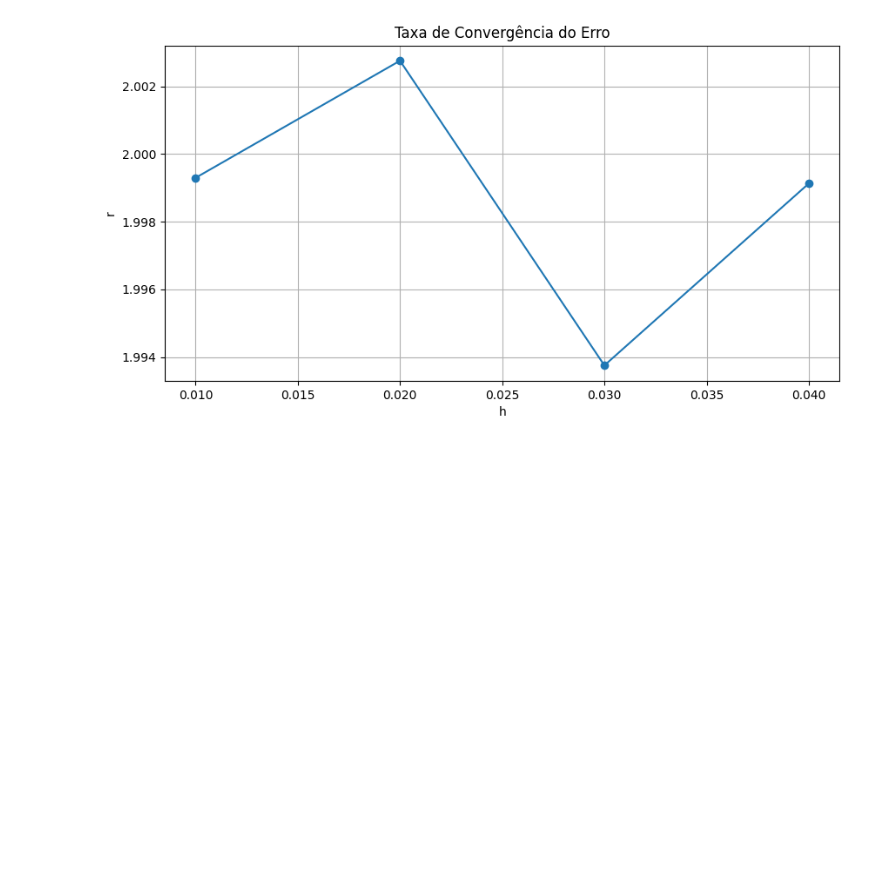
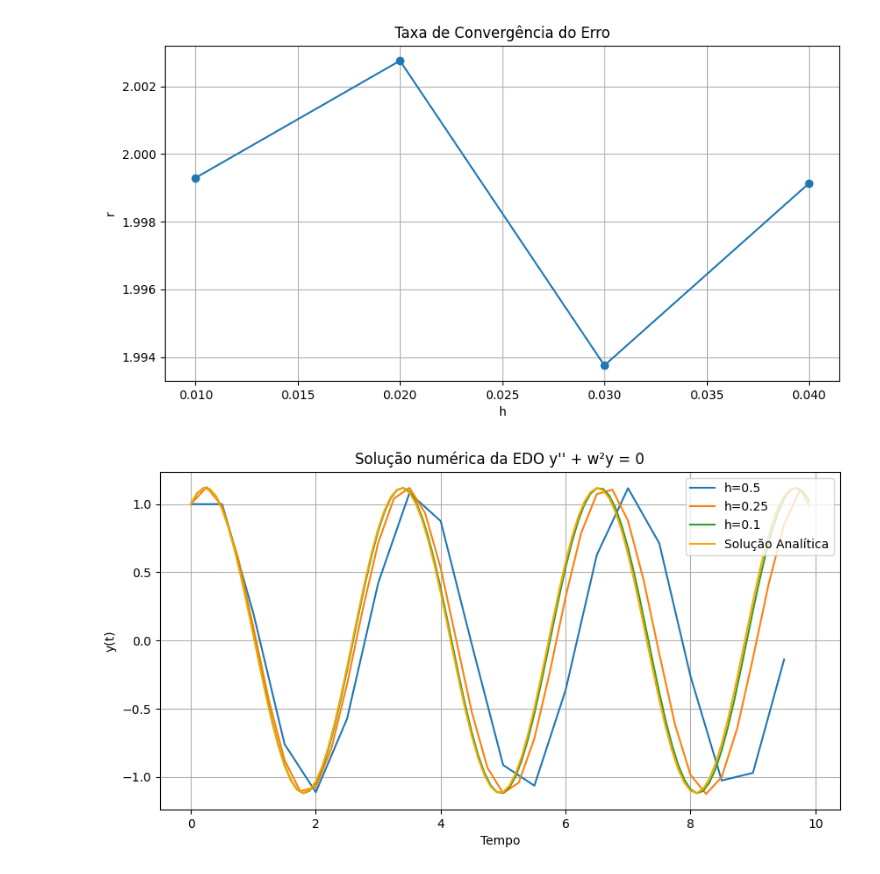
Before and after one commit to robertoarcanjo/Photonics, a Jupyter notebook: Numerical-Methods/Examples.ipynb, the cells around one changed output. Drawn from its saved outputs; the diff is of its cells as text; code cells hidden in the pictures; blank space fills up the shorter version.

```diff
--- a/Numerical-Methods/Examples.ipynb
+++ b/Numerical-Methods/Examples.ipynb
@@ -160,3 +160,35 @@ plt.grid()
 plt.show()
 # %% [output]
 [figure]
+# %%
+def aprox_valor_medio_v4(y, omega, h, i): #yn-1 = y[i-2] | yn = y[i-1]
+    #y'' = (yn+1 - 2yn + yn-1)/h²
+    #Aproximando numericamente yn+1 (y1)
+    return ((y[i-1]*((-1)*2*(omega**2)*(h**2) + 8) + y[i-2]*((-1)*(omega**2)*(h**2) - 4))/(4 + ((omega**2)*(h**2))))  #v1: yn = yn
+# %%
+def aprox_numericamente_4pontos(intervalo, y0, omega):
+    # y0 = [y(0), y'(0)]
+    resultado = np.zeros(len(intervalo))
+    resultado[0] = y0[0] # Armazenando o valor inicial
+    h = intervalo[1] - intervalo[0]  # Passo de discretização
+    # Aproximando y1 com Taylor
+    resultado[1] = y0[0] + h * y0[1] + (h**2 / 2) * EDO_ex_4(omega, y0[0])
+    # Aproximando os demais valores
+    for i in range(2, len(intervalo)):
+        resultado[i] = aprox_valor_medio_v4(resultado, omega, h, i) # Alterar para v1, v2 ou v3 para testar yn = yn-1, yn ou yn+1
+    return resultado
+# %%
+t = np.arange(0, 10, 0.1)
+plt.figure(figsize=(10, 5))
+plt.plot(np.arange(0, 10, 0.5), aprox_numericamente_4pontos(np.arange(0, 10, 0.5), [1, 1], 2), label ='h=0.5')
+plt.plot(np.arange(0, 10, 0.25), aprox_numericamente_4pontos(np.arange(0, 10, 0.25), [1, 1], 2), label ='h=0.25')
+plt.plot(np.arange(0, 10, 0.1), aprox_numericamente_4pontos(np.arange(0, 10, 0.1), [1, 1], 2), label ='h=0.1')
+plt.plot(t, solucao_analitica(t, [1, 1], 2), label='Solução Analítica', color='orange')
+plt.title('Solução numérica da EDO y\'\' + w²y = 0')
+plt.xlabel('Tempo')
+plt.ylabel('y(t)')
+plt.grid()
+plt.legend(loc='upper right')
+plt.show()
+# %% [output]
+[figure, added]
```
Also changed, not shown: parts of 4 cells of this notebook.
